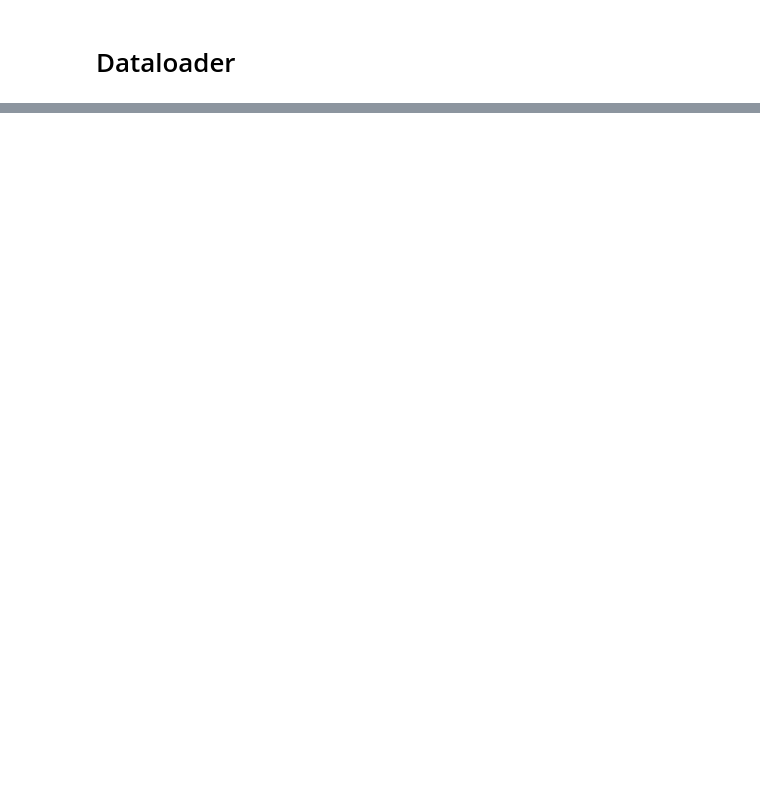
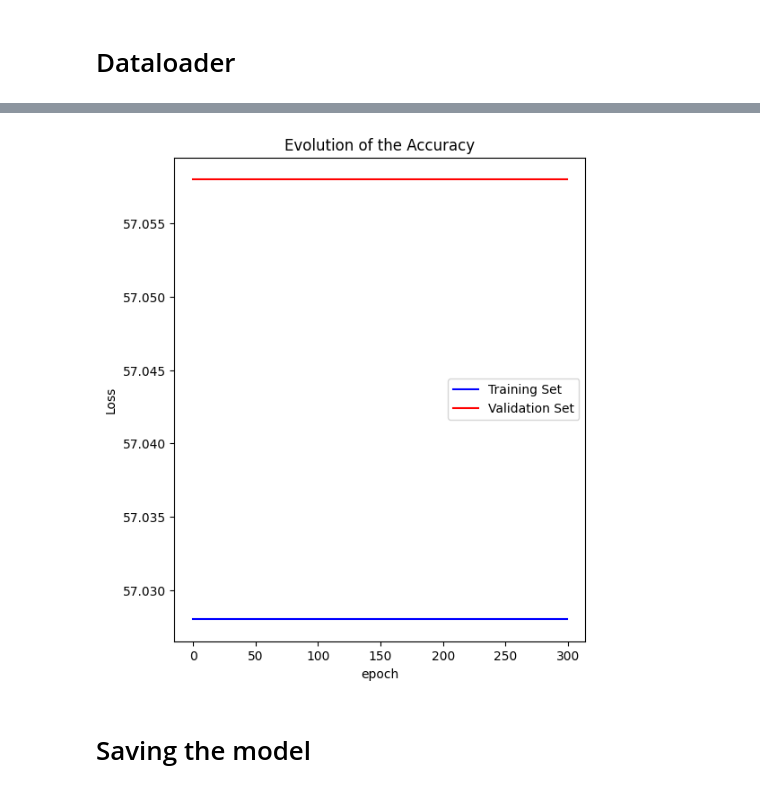
Before and after one commit to mbocquel/disaster_tweet, a Jupyter notebook: disaster_tweet2.ipynb, the cells around one changed output, grey strips where cells are left out. Saved outputs shown, nothing was run; the diff lists cells and outputs as text; code cells hidden in the pictures; blank space fills up the shorter version.

```diff
--- a/disaster_tweet2.ipynb
+++ b/disaster_tweet2.ipynb
@@ -190,0 +354,18 @@ Creer le model, avec un embeding, suivi d'un LMTS
+# %%
+x = range(len(train_loss_history))
+acc_train_history_round = np.round(acc_train_history, 3)
+acc_val_history_round = np.round(acc_val_history, 3)
+
+plt.figure(figsize=(13, 7))
+plt.subplot(1, 2, 1)
+plt.plot(x, acc_train_history_round, "b", label="Training Set")
+plt.plot(x, acc_val_history_round, "r", label="Validation Set")
+plt.xlabel("epoch")
+plt.ylabel("Loss")
+plt.legend()
+plt.title(f"Evolution of the Accuracy")
+plt.show()
+# %% [output]
+[figure, added]
+# %% [markdown]
+# Saving the model
```
Also changed, not shown: parts of 26 cells of this notebook, 1 other file.
